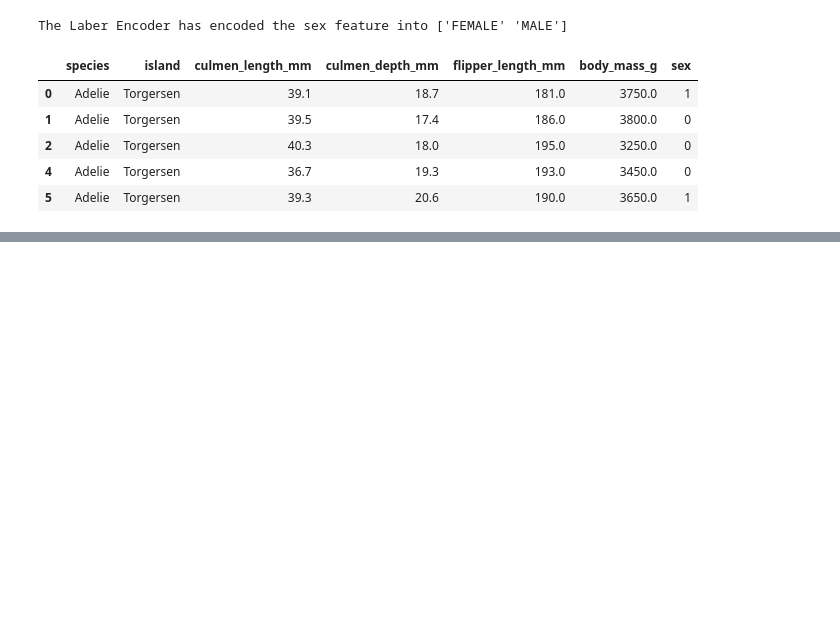
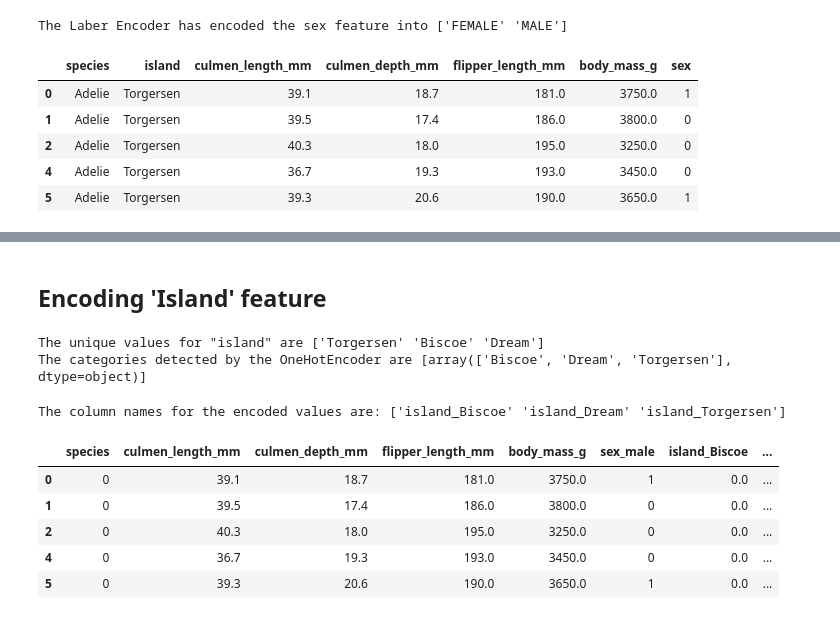
Before and after one commit to emonteiro27/data-palmer-penguin, a Jupyter notebook: palmer-archipelago.ipynb, the cells around one changed output, grey strips where cells are left out. Cells and saved outputs as stored; diff of their text form; code cells hidden in the pictures; blank space fills up the shorter version.

Commit message:
Encoded island feature with onehotencoder

```diff
--- a/palmer-archipelago.ipynb
+++ b/palmer-archipelago.ipynb
@@ -280,0 +281,30 @@ The Laber Encoder has encoded the species feature into ['Adelie' 'Chinstrap' 'Ge
+# %% [markdown]
+## Encoding 'Island' feature
+# %%
+#check unique values for islands
+print(f'The unique values for "island" are {df.island.unique()}')
+
+ohe = OneHotEncoder(sparse=False)
+
+ohe.fit(df[['island']])
+
+print(f'The categories detected by the OneHotEncoder are {ohe.categories_}')
+# %% [output]
+The unique values for "island" are ['Torgersen' 'Biscoe' 'Dream']
+The categories detected by the OneHotEncoder are [array(['Biscoe', 'Dream', 'Torgersen'], dtype=object)]
+# %%
+print(f'The column names for the encoded values are: {ohe.get_feature_names_out()}')
+
+df[ohe.get_feature_names_out()] = ohe.transform(df[['island']])
+
+df.drop(columns = ['island'], inplace=True)
+
+df.head()
+# %% [output]
+The column names for the encoded values are: ['island_Biscoe' 'island_Dream' 'island_Torgersen']
+|  | species | culmen_length_mm | culmen_depth_mm | flipper_length_mm | body_mass_g | sex_male | island_Biscoe | ... |
+| 0 | 0 | 39.1 | 18.7 | 181.0 | 3750.0 | 1 | 0.0 | ... |
+| 1 | 0 | 39.5 | 17.4 | 186.0 | 3800.0 | 0 | 0.0 | ... |
+| 2 | 0 | 40.3 | 18.0 | 195.0 | 3250.0 | 0 | 0.0 | ... |
+| 4 | 0 | 36.7 | 19.3 | 193.0 | 3450.0 | 0 | 0.0 | ... |
+| 5 | 0 | 39.3 | 20.6 | 190.0 | 3650.0 | 1 | 0.0 | ... |
```
Also changed, not shown: parts of 13 cells of this notebook.
